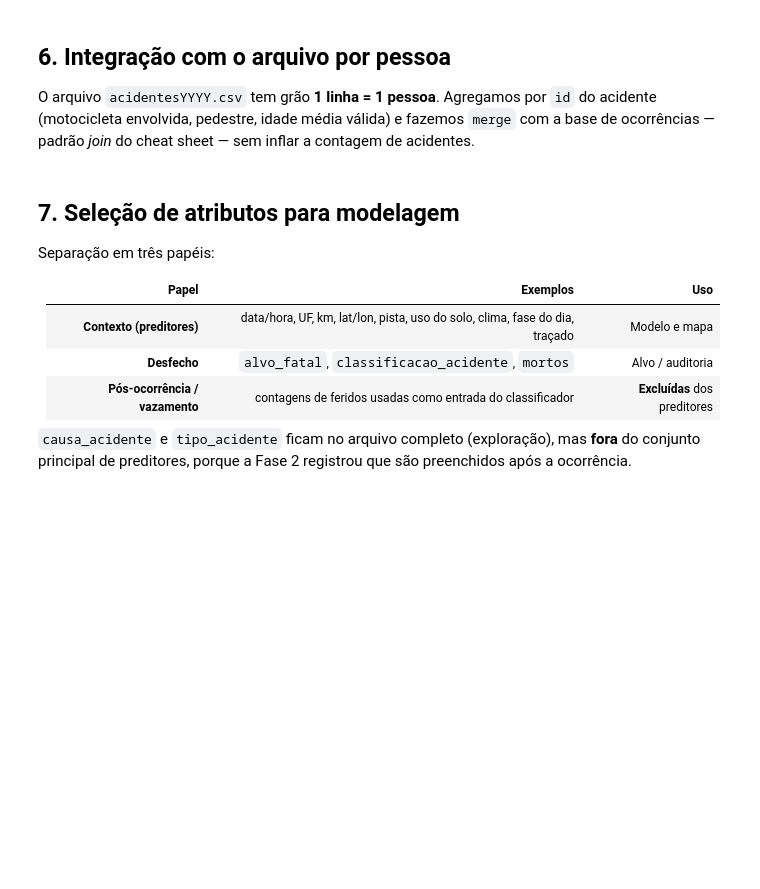
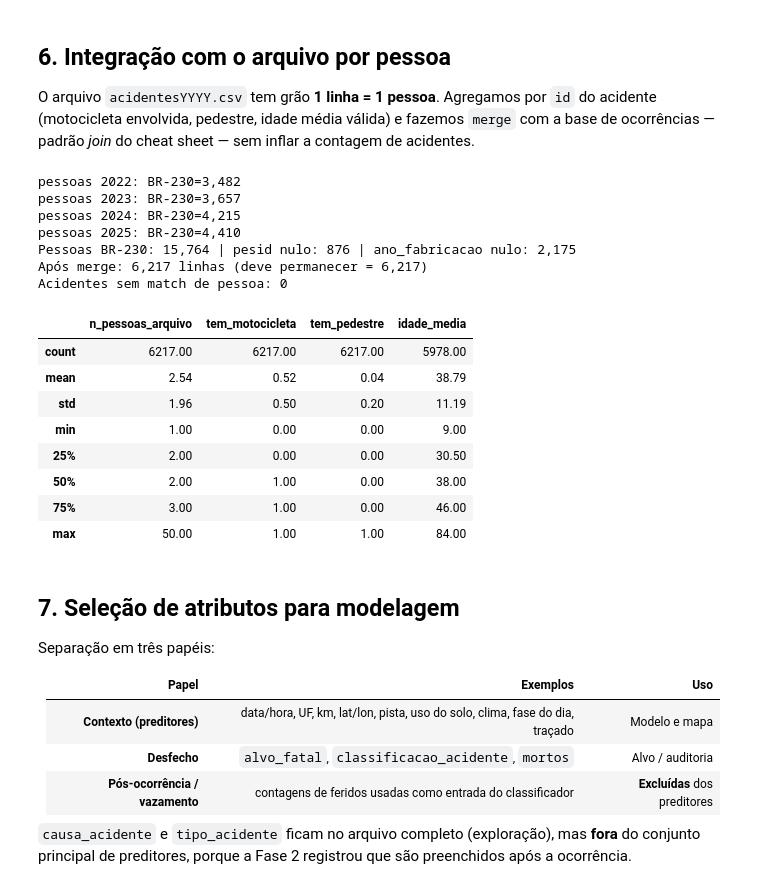
Before and after one commit to batista-neto/Prediction_of_Traffic_Accident_Risk_on_the_BR-230, a Jupyter notebook: preparacao_dos_dados/preparacao_dos_dados.ipynb, the cells around one changed output. Drawn from its saved outputs; the diff is of its cells as text; code cells hidden in the pictures; blank space fills up the shorter version.

```diff
--- a/preparacao_dos_dados/preparacao_dos_dados.ipynb
+++ b/preparacao_dos_dados/preparacao_dos_dados.ipynb
@@ -312,6 +372,10 @@ def formatar_pessoas(df: pd.DataFrame, ano: int) -> pd.DataFrame:
         out["idade"] = pd.to_numeric(out["idade"], errors="coerce")
         out.loc[out["idade"] == 0, "idade"] = np.nan
         out.loc[out["idade"] > 100, "idade"] = np.nan
+    if "ano_fabricacao_veiculo" in out.columns:
+        out["ano_fabricacao_veiculo"] = pd.to_numeric(out["ano_fabricacao_veiculo"], errors="coerce")
+        out.loc[out["ano_fabricacao_veiculo"] == 0, "ano_fabricacao_veiculo"] = np.nan
+
     out["br"] = pd.to_numeric(out["br"], errors="coerce")
     return out
 
@@ -320,40 +384,57 @@ def colunas_pessoas(nome: str) -> list[str]:
     """Seleciona só as colunas necessárias (cheat sheet: subset de variáveis)."""
     cab = ler_prf(nome, nrows=0)
     mapa = {c.strip().lower(): c for c in cab.columns}
-    wanted = ["id", "br", "pesid", "idade", "sexo", "tipo_envolvido", "tipo_veiculo"]
+    wanted = ["id", "br", "pesid", "idade", "sexo", "tipo_envolvido", "tipo_veiculo", "ano_fabricacao_veiculo"]
     return [mapa[w] for w in wanted if w in mapa]
 
 
 def carregar_pessoas(anos=ANOS, rodovia=230) -> pd.DataFrame:
     partes = []
     for ano in anos:
         nome = f"acidentes{ano}.csv"
         bruto = ler_prf(nome, usecols=colunas_pessoas(nome))
         fmt = formatar_pessoas(bruto, ano)
         partes.append(fmt.query("br == @rodovia").copy())
         print(f"pessoas {ano}: BR-230={len(partes[-1]):,}")
     return pd.concat(partes, ignore_index=True)
 
 
 pessoas = carregar_pessoas()
-print(f"Pessoas BR-230: {len(pessoas):,} | pesid nulo: {pessoas['pesid'].isna().sum():,}")
+print(f"Pessoas BR-230: {len(pessoas):,} | pesid nulo: {pessoas['pesid'].isna().sum():,} | ano_fabricacao nulo: {pessoas['ano_fabricacao_veiculo'].isna().sum():,}")
 
 agg_pessoas = (
     pessoas.groupby("id", dropna=False)
     .agg(
         n_pessoas_arquivo=("id", "size"),
         tem_motocicleta=("tipo_veiculo", lambda s: int(s.astype(str).str.contains("Motocicleta", case=False, na=False).any())),
         tem_pedestre=("tipo_envolvido", lambda s: int(s.eq("Pedestre").any())),
         idade_media=("idade", "mean"),
         prop_masculino=("sexo", lambda s: float((s == "Masculino").mean()) if len(s) else np.nan),
     )
     .reset_index()
 )
 
 br230_int = br230.merge(agg_pessoas, on="id", how="left", validate="one_to_one")
 print(f"Após merge: {len(br230_int):,} linhas (deve permanecer = {len(br230):,})")
 print(f"Acidentes sem match de pessoa: {int(br230_int['n_pessoas_arquivo'].isna().sum())}")
 display(br230_int[["n_pessoas_arquivo", "tem_motocicleta", "tem_pedestre", "idade_media"]].describe().round(2))
+# %% [output]
+pessoas 2022: BR-230=3,482
+pessoas 2023: BR-230=3,657
+pessoas 2024: BR-230=4,215
+pessoas 2025: BR-230=4,410
+Pessoas BR-230: 15,764 | pesid nulo: 876 | ano_fabricacao nulo: 2,175
+Após merge: 6,217 linhas (deve permanecer = 6,217)
+Acidentes sem match de pessoa: 0
+|  | n_pessoas_arquivo | tem_motocicleta | tem_pedestre | idade_media |
+| count | 6217.00 | 6217.00 | 6217.00 | 5978.00 |
+| mean | 2.54 | 0.52 | 0.04 | 38.79 |
+| std | 1.96 | 0.50 | 0.20 | 11.19 |
+| min | 1.00 | 0.00 | 0.00 | 9.00 |
+| 25% | 2.00 | 0.00 | 0.00 | 30.50 |
+| 50% | 2.00 | 1.00 | 0.00 | 38.00 |
+| 75% | 3.00 | 1.00 | 0.00 | 46.00 |
+| max | 50.00 | 1.00 | 1.00 | 84.00 |
 # %% [markdown]
 ## 7. Seleção de atributos para modelagem
 
```
Also changed, not shown: parts of 12 cells of this notebook, 9 other files.
